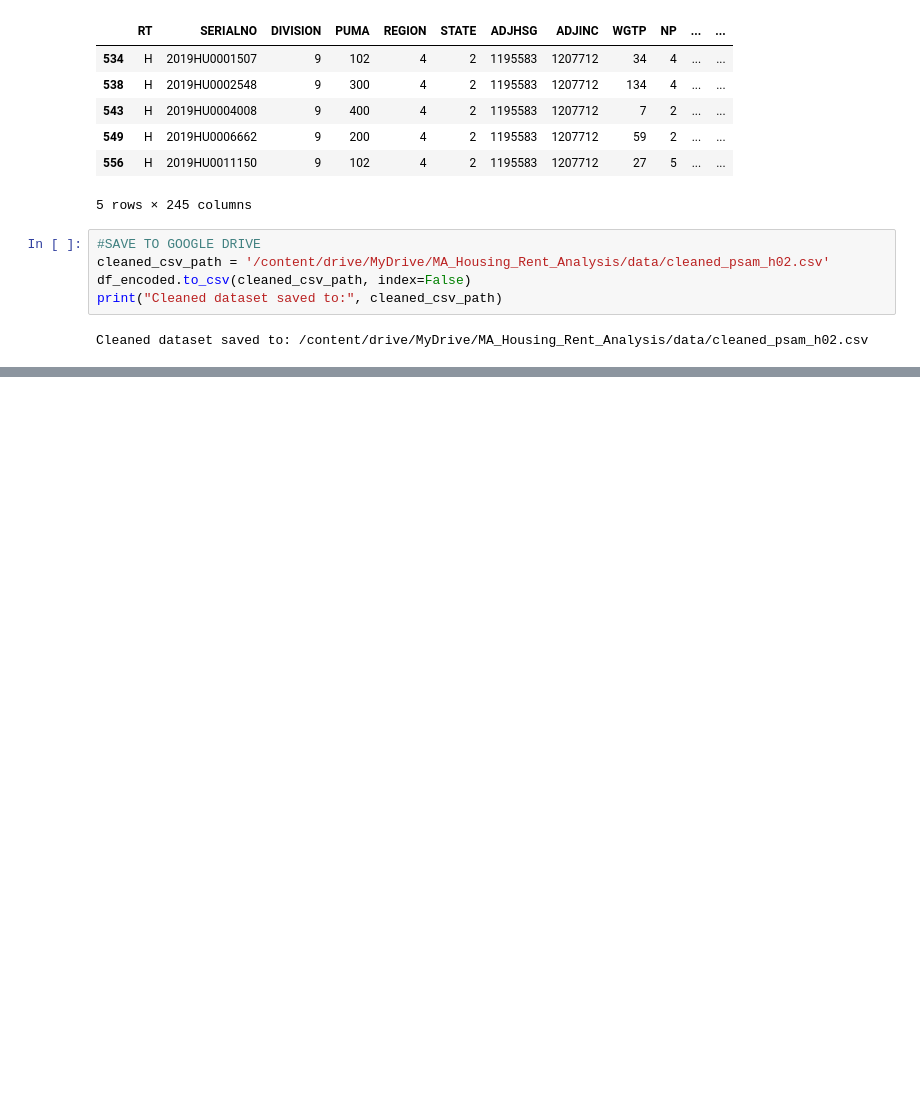
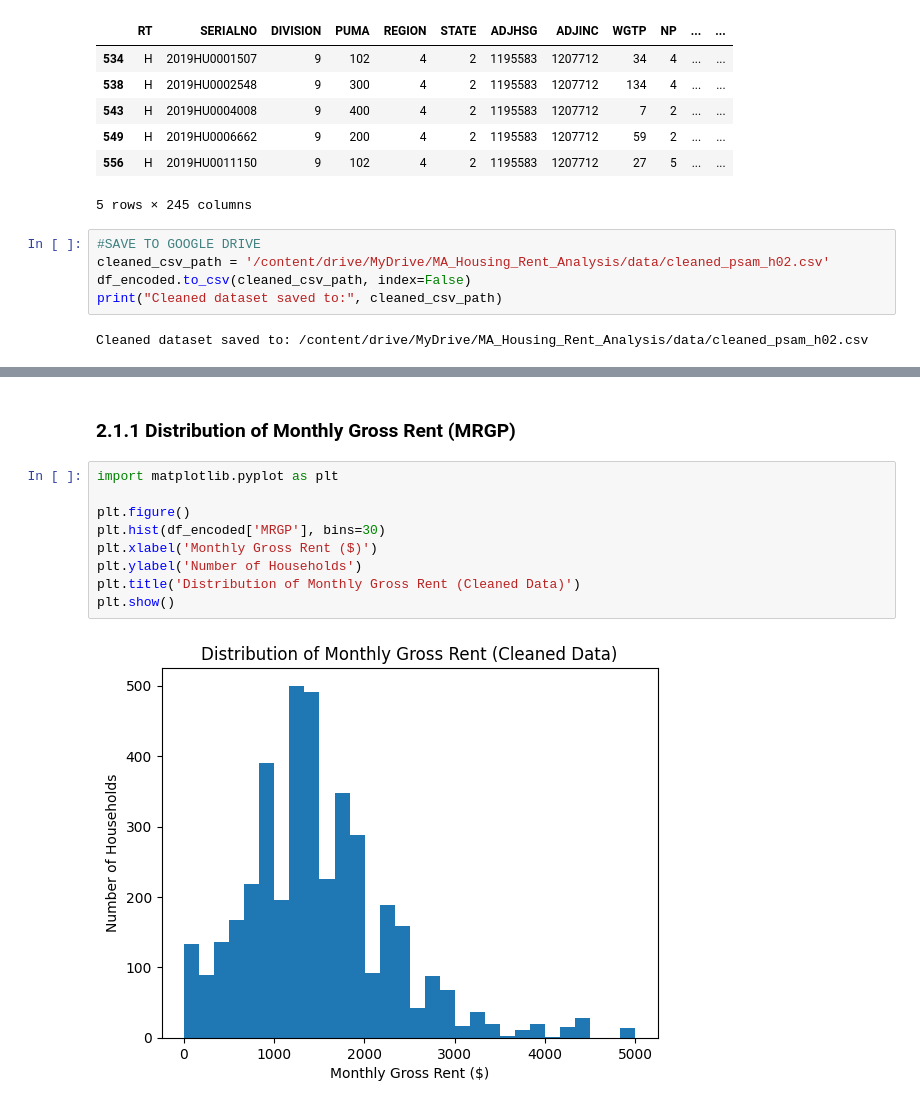
Before and after one commit to decoteau2/MA_Housing_Rent_Analysis, a Jupyter notebook: 01_EDA_MA_Housing_Rent.ipynb, the cells around one changed output, grey strips where cells are left out. Cells and saved outputs as stored; diff of their text form; blank space fills up the shorter version.

```diff
--- a/01_EDA_MA_Housing_Rent.ipynb
+++ b/01_EDA_MA_Housing_Rent.ipynb
@@ -201,0 +212,13 @@ Cleaned dataset saved to: /content/drive/MyDrive/MA_Housing_Rent_Analysis/data/c
+# %% [markdown]
+### 2.1.1 Distribution of Monthly Gross Rent (MRGP)
+# %%
+import matplotlib.pyplot as plt
+
+plt.figure()
+plt.hist(df_encoded['MRGP'], bins=30)
+plt.xlabel('Monthly Gross Rent ($)')
+plt.ylabel('Number of Households')
+plt.title('Distribution of Monthly Gross Rent (Cleaned Data)')
+plt.show()
+# %% [output]
+[figure, added]
```
Also changed, not shown: parts of 27 cells of this notebook.
